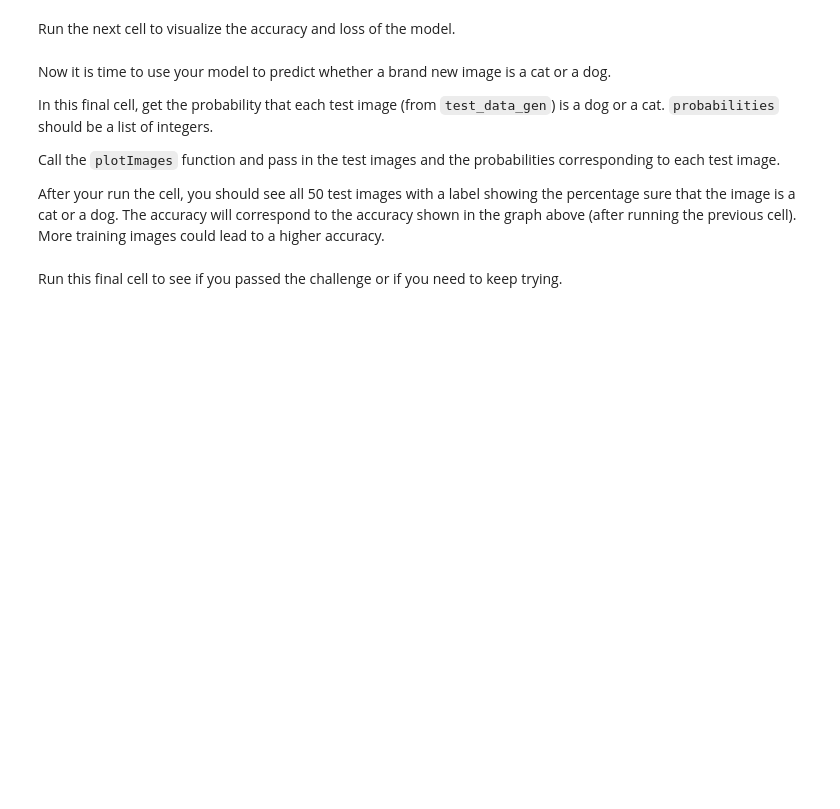
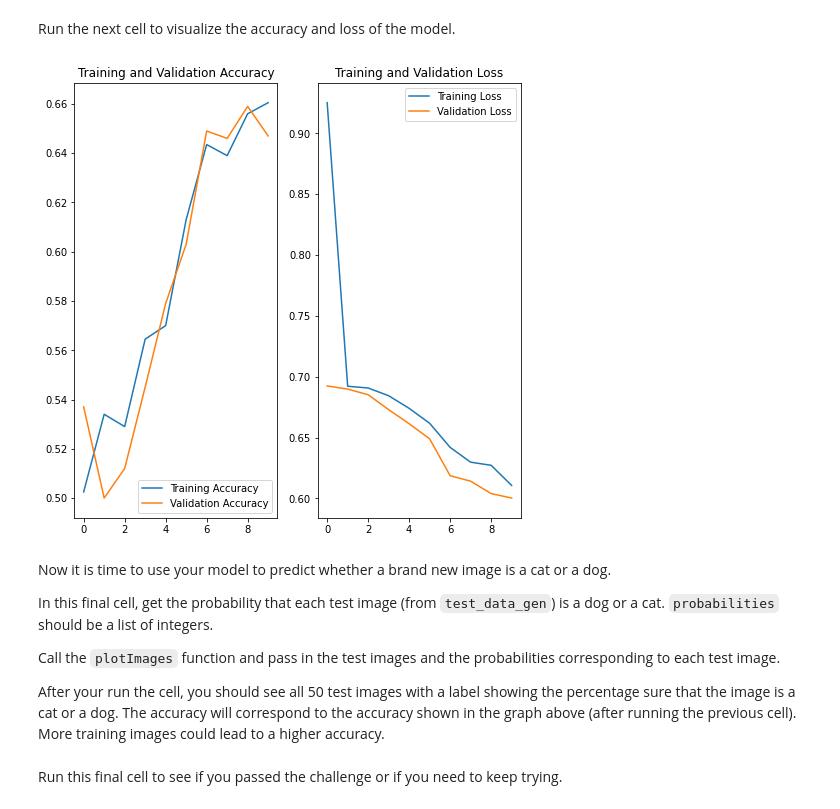
Before and after one commit to JorgeLg3/cat-and-dog-image-classifier, a Jupyter notebook: fcc_cat_dog.ipynb, the cells around one changed output. Cells and saved outputs as stored; diff of their text form; code cells hidden in the pictures; blank space fills up the shorter version.

```diff
--- a/fcc_cat_dog.ipynb
+++ b/fcc_cat_dog.ipynb
@@ -162,3 +139,14 @@ train_image_generator = None
+# %%
+train_image_generator = train_image_generator = ImageDataGenerator(
+    rescale=1./255,
+    horizontal_flip=True,
+    rotation_range=20,
+    zoom_range=0.15,
+    width_shift_range=0.2,
+    height_shift_range=0.2,
+    shear_range=0.15,
+    fill_mode="nearest"
+)
 # %% [markdown]
 You don't have to do anything for the next cell. `train_data_gen` is created just like before but with the new `train_image_generator`. Then, a single image is plotted five different times using different variations.
 # %%
@@ -187,0 +168,25 @@ model.summary()
+# %%
+from tensorflow.keras.layers import Dense, Conv2D, Flatten, Dropout, MaxPooling2D, Input
+
+model = Sequential([
+    Input(shape=(IMG_HEIGHT, IMG_WIDTH, 3)),
+    Conv2D(16, 3, padding='same', activation='relu'),
+    MaxPooling2D(),
+    Conv2D(32, 3, padding='same', activation='relu'),
+    MaxPooling2D(),
+    Conv2D(64, 3, padding='same', activation='relu'),
+    MaxPooling2D(),
+    Dropout(0.2),
+    Flatten(),
+    Dense(128, activation='relu'),
+    Dense(2)
+])
+
+
+model.compile(
+    optimizer='adam',
+    loss=tf.keras.losses.SparseCategoricalCrossentropy(from_logits=True),
+    metrics=['accuracy'],
+)
+
+model.summary()
@@ -191,0 +213,2 @@ history = None
+# %%
+history = model.fit(x=train_data_gen, epochs=10, validation_data=val_data_gen)
@@ -194,25 +238,27 @@ Run the next cell to visualize the accuracy and loss of the model.
 # %%
 acc = history.history['accuracy']
 val_acc = history.history['val_accuracy']
 
 loss = history.history['loss']
 val_loss = history.history['val_loss']
 
-epochs_range = range(epochs)
+epochs_range = range(10)
 
 plt.figure(figsize=(8, 8))
 plt.subplot(1, 2, 1)
 plt.plot(epochs_range, acc, label='Training Accuracy')
 plt.plot(epochs_range, val_acc, label='Validation Accuracy')
 plt.legend(loc='lower right')
 plt.title('Training and Validation Accuracy')
 
 plt.subplot(1, 2, 2)
 plt.plot(epochs_range, loss, label='Training Loss')
 plt.plot(epochs_range, val_loss, label='Validation Loss')
 plt.legend(loc='upper right')
 plt.title('Training and Validation Loss')
 plt.show()
+# %% [output]
+[figure, added]
 # %% [markdown]
 Now it is time to use your model to predict whether a brand new image is a cat or a dog.
 
```
Also changed, not shown: parts of 11 cells of this notebook.
